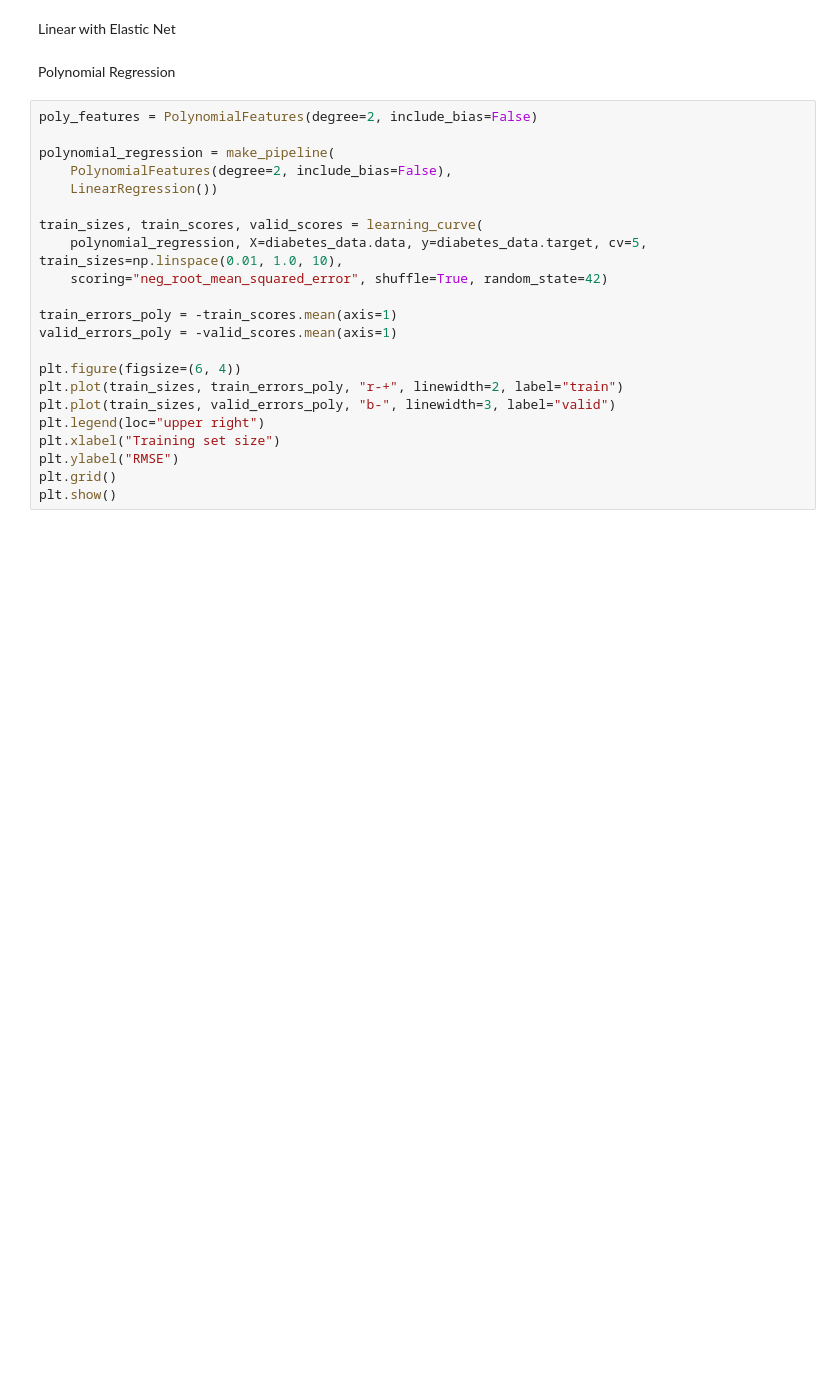
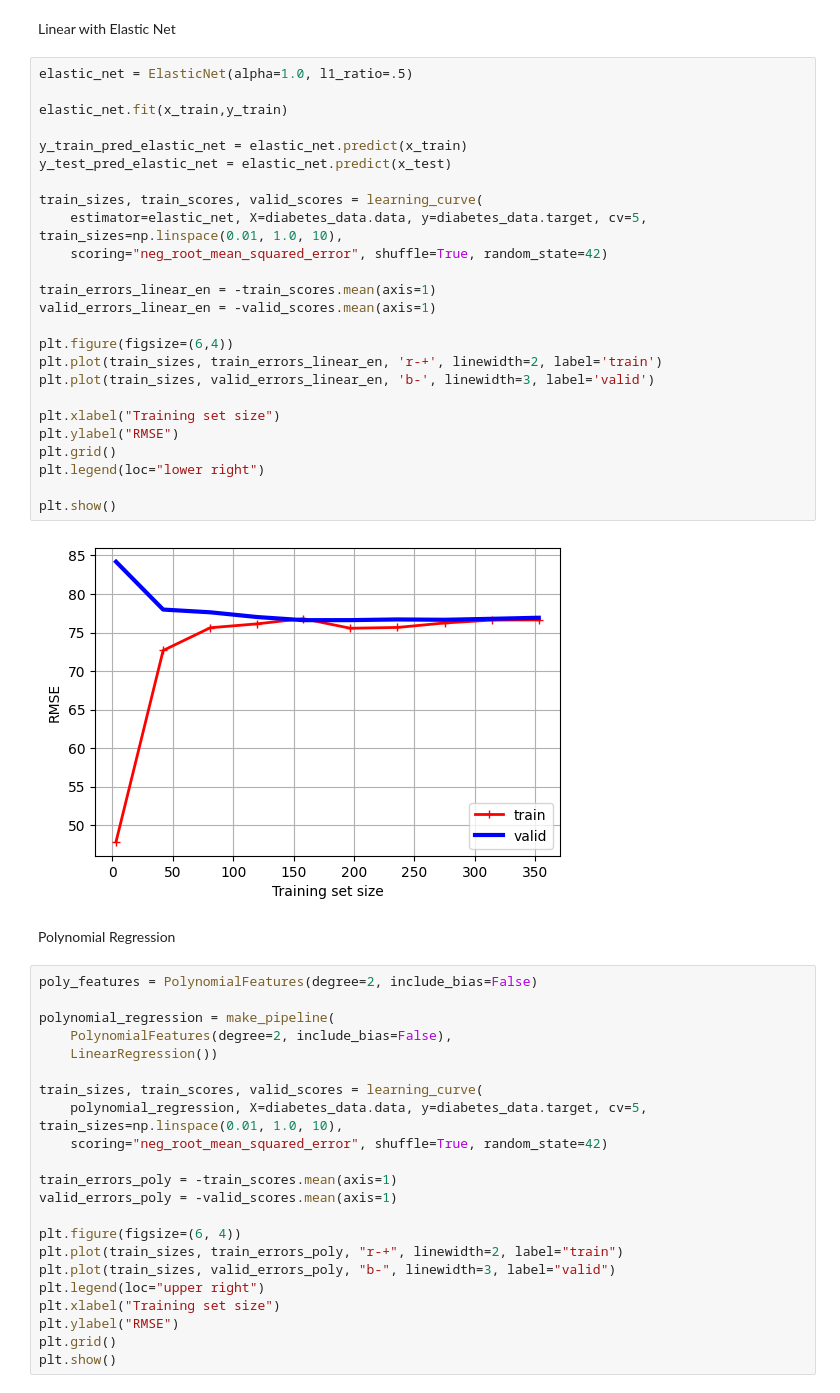
Before and after one commit to Zerd44/Assignment2CS455, a Jupyter notebook: u7_Zubyk_Assign3.ipynb, the cells around one changed output. Saved outputs shown, nothing was run; the diff lists cells and outputs as text; blank space fills up the shorter version.

```diff
--- a/u7_Zubyk_Assign3.ipynb
+++ b/u7_Zubyk_Assign3.ipynb
@@ -162,5 +224,32 @@ Linear regression with ridge
 # %% [markdown]
 Linear with Elastic Net
+# %%
+elastic_net = ElasticNet(alpha=1.0, l1_ratio=.5)
+
+elastic_net.fit(x_train,y_train)
+
+y_train_pred_elastic_net = elastic_net.predict(x_train)
+y_test_pred_elastic_net = elastic_net.predict(x_test)
+
+train_sizes, train_scores, valid_scores = learning_curve(
+    estimator=elastic_net, X=diabetes_data.data, y=diabetes_data.target, cv=5, train_sizes=np.linspace(0.01, 1.0, 10),
+    scoring="neg_root_mean_squared_error", shuffle=True, random_state=42)
+
+train_errors_linear_en = -train_scores.mean(axis=1)
+valid_errors_linear_en = -valid_scores.mean(axis=1)
+
+plt.figure(figsize=(6,4))
+plt.plot(train_sizes, train_errors_linear_en, 'r-+', linewidth=2, label='train')
+plt.plot(train_sizes, valid_errors_linear_en, 'b-', linewidth=3, label='valid')
+
+plt.xlabel("Training set size")
+plt.ylabel("RMSE")
+plt.grid()
+plt.legend(loc="lower right")
+
+plt.show()
+# %% [output]
+[figure, added]
 # %% [markdown]
 Polynomial Regression
 # %%
```
Also changed, not shown: parts of 7 cells of this notebook.
